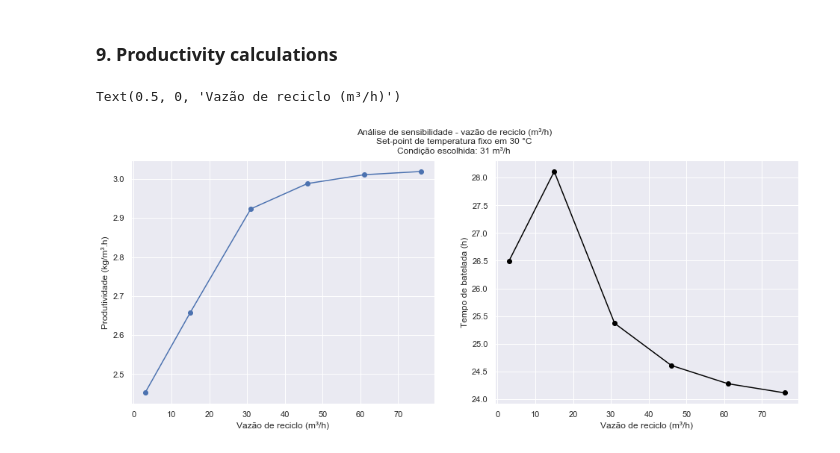
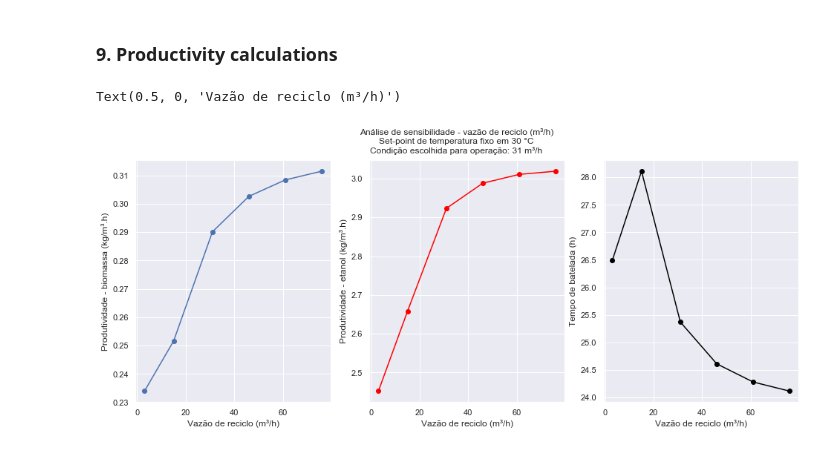
Before and after one commit to ikedalex/bioprocess, a Jupyter notebook: ethanol.ipynb, the cells around one changed output. Saved outputs shown, nothing was run; the diff lists cells and outputs as text; code cells hidden in the pictures.

```diff
--- a/ethanol.ipynb
+++ b/ethanol.ipynb
@@ -838,39 +838,54 @@ vetor_s_rec = np.array([s_0_rec,s_1_rec,s_2_rec,s_3_rec,s_4_rec,s_5_rec])
 vetor_p_sp = np.array([p_0_sp,p_1_sp,p_2_sp,p_3_sp,p_4_sp])
 vetor_p_rec = np.array([p_0_rec,p_1_rec,p_2_rec,p_3_rec,p_4_rec,p_5_rec])
 
+vetor_x_sp = np.array([x_0_sp,x_1_sp,x_2_sp,x_3_sp,x_4_sp])
+vetor_x_rec = np.array([x_0_rec,x_1_rec,x_2_rec,x_3_rec,x_4_rec,x_5_rec])
+
 index_sp = np.zeros(len(vetor_s_sp))
 t_sp = np.zeros(len(vetor_s_sp))
 p_sp = np.zeros(len(vetor_s_sp))
-prod_sp = np.zeros(len(vetor_s_sp))
+x_sp = np.zeros(len(vetor_s_sp))
+prod_p_sp = np.zeros(len(vetor_s_sp))
+prod_x_sp = np.zeros(len(vetor_s_sp))
 
 index_rec = np.zeros(len(vetor_s_rec))
 t_rec = np.zeros(len(vetor_s_rec))
 p_rec = np.zeros(len(vetor_s_rec))
-prod_rec = np.zeros(len(vetor_s_rec))
+x_rec = np.zeros(len(vetor_s_rec))
+prod_p_rec = np.zeros(len(vetor_s_rec))
+prod_x_rec = np.zeros(len(vetor_s_rec))
 
 for i in range(0,len(vetor_s_sp)):
     index_sp[i] = int(np.max(np.where((vetor_s_sp[i] <= 1) & (vetor_s_sp[i] >= 0))))
     t_sp[i] = t[int(index_sp[i])]
     p_sp[i] = vetor_p_sp[i][int(index_sp[i])]
-    prod_sp[i] = p_sp[i]/t_sp[i]               # produtividade em kg/m³.h de etanol
+    x_sp[i] = vetor_x_sp[i][int(index_sp[i])]
+    prod_p_sp[i] = p_sp[i]/t_sp[i]               # produtividade em kg/m³.h de etanol
+    prod_x_sp[i] = x_sp[i]/t_sp[i]
 
 for i in range(0,len(vetor_s_rec)):
     index_rec[i] = int(np.max(np.where((vetor_s_rec[i] <= 1) & (vetor_s_rec[i] >= 0))))
     t_rec[i] = t[int(index_rec[i])]
     p_rec[i] = vetor_p_rec[i][int(index_rec[i])]
-    prod_rec[i] = p_rec[i]/t_rec[i]            # produtividade em kg/m³.h de etanol
+    x_rec[i] = vetor_x_rec[i][int(index_rec[i])]
+    prod_p_rec[i] = p_rec[i]/t_rec[i]            # produtividade em kg/m³.h de etanol
+    prod_x_rec[i] = x_rec[i]/t_rec[i]
 # %%
-fig, eixos = plt.subplots(1,2,figsize=(16,6))
-plt.suptitle("Análise de sensibilidade - vazão de reciclo (m³/h)\nSet-point de temperatura fixo em "+str(Tsp_hold)+" °C\nCondição escolhida: 31 m³/h")
+fig, eixos = plt.subplots(1,3,figsize=(16,6))
+plt.suptitle("Análise de sensibilidade - vazão de reciclo (m³/h)\nSet-point de temperatura fixo em "+str(Tsp_hold)+" °C\nCondição escolhida para operação: 31 m³/h")
 
-eixos[0].plot(Frec_vetor,prod_rec,label="Produtividade (kg/m³.h)",marker='o')
-eixos[0].set_ylabel("Produtividade (kg/m³.h)")
+eixos[0].plot(Frec_vetor,prod_x_rec,label="X (kg células/m³.h)",marker='o')
+eixos[0].set_ylabel("Produtividade - biomassa (kg/m³.h)")
 eixos[0].set_xlabel("Vazão de reciclo (m³/h)")
 
-eixos[1].plot(Frec_vetor,t_rec,label="Tempo de batelada (h)",color="black",marker='o')
-eixos[1].set_ylabel("Tempo de batelada (h)")
+eixos[1].plot(Frec_vetor,prod_p_rec,label="P (kg etanol/m³.h)",color="red",marker='o')
+eixos[1].set_ylabel("Produtividade - etanol (kg/m³.h)")
 eixos[1].set_xlabel("Vazão de reciclo (m³/h)")
+
+eixos[2].plot(Frec_vetor,t_rec,label="Tempo de batelada (h)",color="black",marker='o')
+eixos[2].set_ylabel("Tempo de batelada (h)")
+eixos[2].set_xlabel("Vazão de reciclo (m³/h)")
 # %% [output]
 Text(0.5, 0, 'Vazão de reciclo (m³/h)')
-[figure, old version]
+[figure, new version]
 # %%
```
Also changed, not shown: parts of 2 cells of this notebook.
